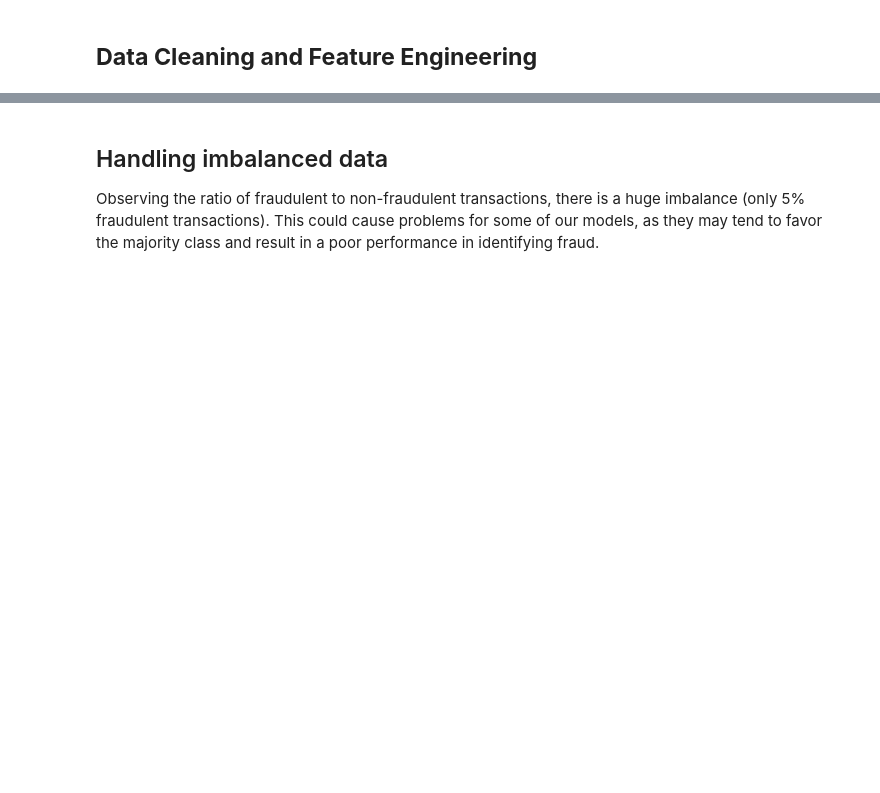
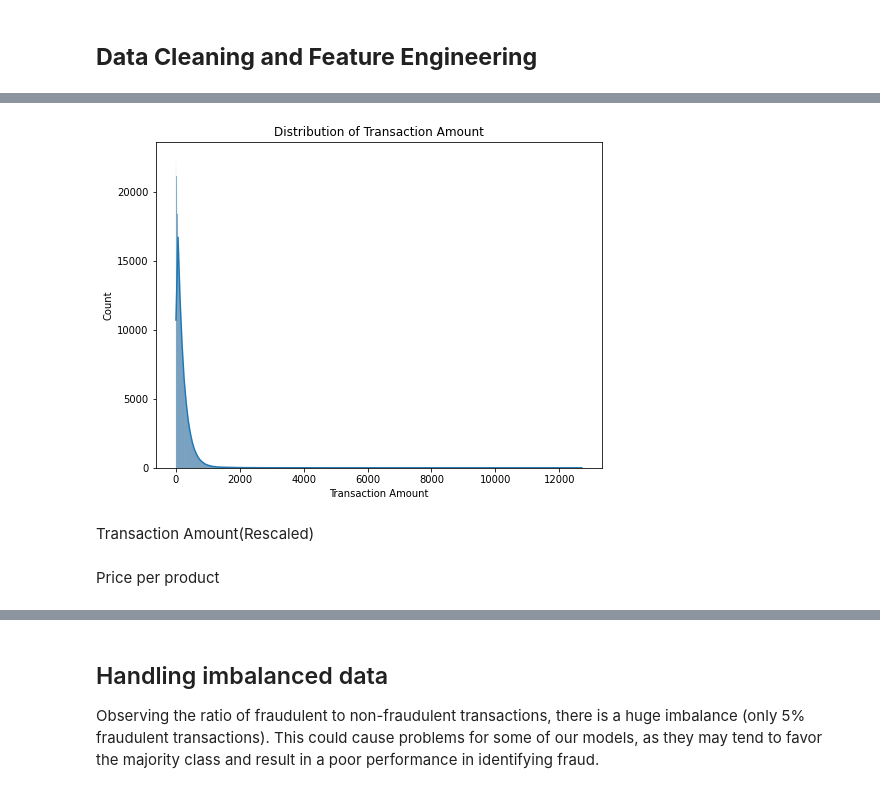
Before and after one commit to shawncch/bt4012_Group28, a Jupyter notebook: randomforest.ipynb, the cells around one changed output, grey strips where cells are left out. Drawn from its saved outputs; the diff is of its cells as text; code cells hidden in the pictures; blank space fills up the shorter version.

```diff
--- a/randomforest.ipynb
+++ b/randomforest.ipynb
@@ -294,0 +239,11 @@ final_data.head()
+# %%
+plt.figure(figsize=(8, 6))
+sns.histplot(train['Transaction Amount'], kde=True)
+plt.xlabel('Transaction Amount')
+plt.ylabel('Count')
+plt.title('Distribution of Transaction Amount')
+plt.show()
+# %% [output]
+[figure, added]
+# %% [markdown]
+Transaction Amount(Rescaled)
@@ -294,0 +264,2 @@ final_data.head()
+# %% [markdown]
+Price per product
```
Also changed, not shown: parts of 80 cells of this notebook, 1 other file.
